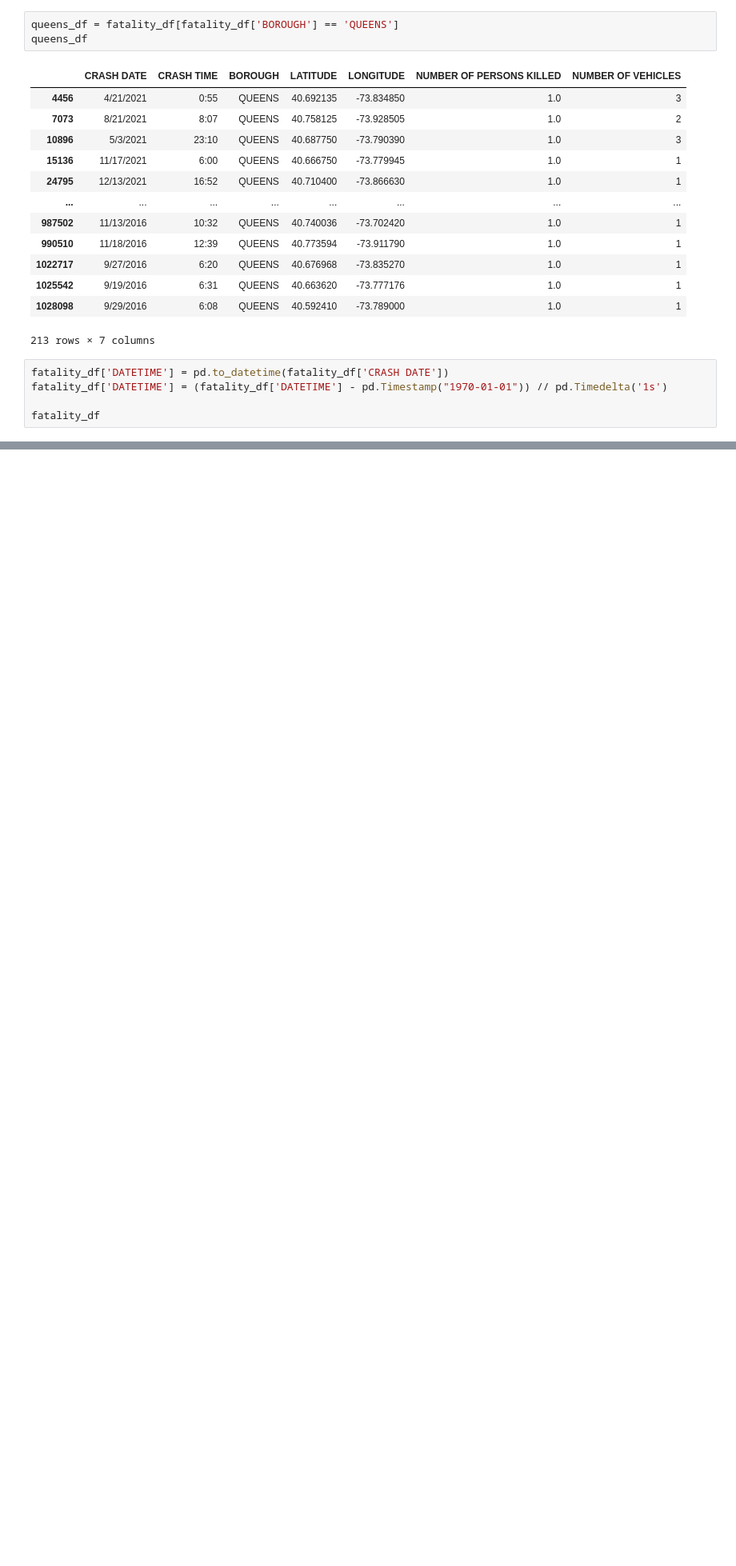
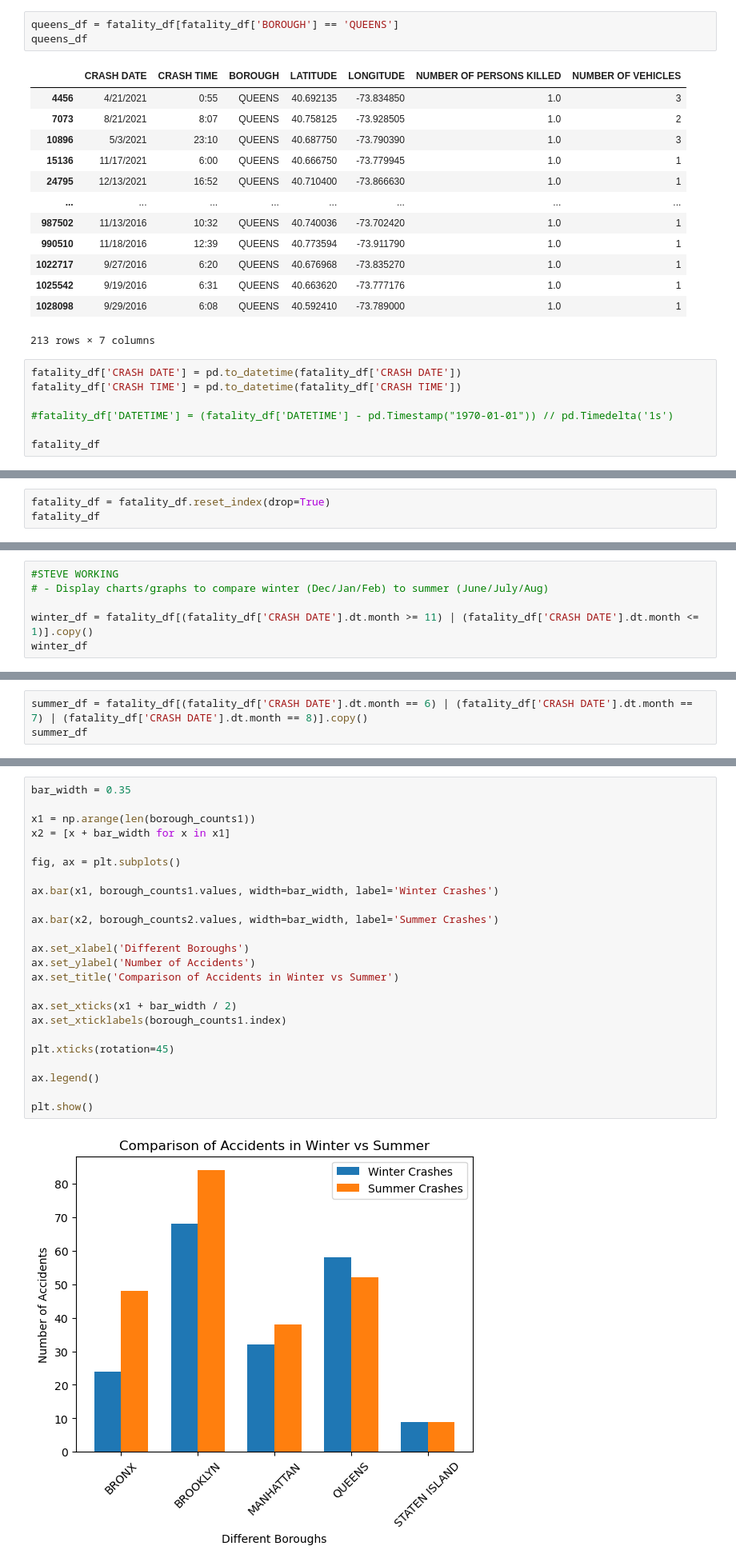
Before and after one commit to azbennett/group_project_1, a Jupyter notebook: crash_data.ipynb, the cells around one changed output, grey strips where cells are left out. Shown: that part at 80% size. Cells and saved outputs as stored; diff of their text form; blank space fills up the shorter version.

Commit message:
Added graphs for summer vs winter, and AM vs PM

```diff
--- a/crash_data.ipynb
+++ b/crash_data.ipynb
@@ -179,8 +180,10 @@ queens_df
 | 1028098 | 9/29/2016 | 6:08 | QUEENS | 40.592410 | -73.789000 | 1.0 | 1 |
 213 rows × 7 columns
 # %%
-fatality_df['DATETIME'] = pd.to_datetime(fatality_df['CRASH DATE'])
-fatality_df['DATETIME'] = (fatality_df['DATETIME'] - pd.Timestamp("1970-01-01")) // pd.Timedelta('1s')
+fatality_df['CRASH DATE'] = pd.to_datetime(fatality_df['CRASH DATE'])
+fatality_df['CRASH TIME'] = pd.to_datetime(fatality_df['CRASH TIME'])
+
+#fatality_df['DATETIME'] = (fatality_df['DATETIME'] - pd.Timestamp("1970-01-01")) // pd.Timedelta('1s')
 
 fatality_df
 # %% [output]
@@ -319,3 +312,6 @@ HeatMap(heat_data).add_to(crash_map)
 crash_map
 # %% [output]
 [interactive output not drawn]
+# %%
+fatality_df = fatality_df.reset_index(drop=True)
+fatality_df
@@ -321,0 +332,6 @@ crash_map
+# %%
+#STEVE WORKING
+# - Display charts/graphs to compare winter (Dec/Jan/Feb) to summer (June/July/Aug)
+
+winter_df = fatality_df[(fatality_df['CRASH DATE'].dt.month >= 11) | (fatality_df['CRASH DATE'].dt.month <= 1)].copy()
+winter_df
@@ -321,0 +352,3 @@ crash_map
+# %%
+summer_df = fatality_df[(fatality_df['CRASH DATE'].dt.month == 6) | (fatality_df['CRASH DATE'].dt.month == 7) | (fatality_df['CRASH DATE'].dt.month == 8)].copy()
+summer_df
@@ -321,0 +411,26 @@ crash_map
+# %%
+bar_width = 0.35
+
+x1 = np.arange(len(borough_counts1))
+x2 = [x + bar_width for x in x1]
+
+fig, ax = plt.subplots()
+
+ax.bar(x1, borough_counts1.values, width=bar_width, label='Winter Crashes')
+
+ax.bar(x2, borough_counts2.values, width=bar_width, label='Summer Crashes')
+
+ax.set_xlabel('Different Boroughs')
+ax.set_ylabel('Number of Accidents')
+ax.set_title('Comparison of Accidents in Winter vs Summer')
+
+ax.set_xticks(x1 + bar_width / 2)
+ax.set_xticklabels(borough_counts1.index)
+
+plt.xticks(rotation=45)
+
+ax.legend()
+
+plt.show()
+# %% [output]
+[figure, added]
```
Also changed, not shown: parts of 14 cells of this notebook.
